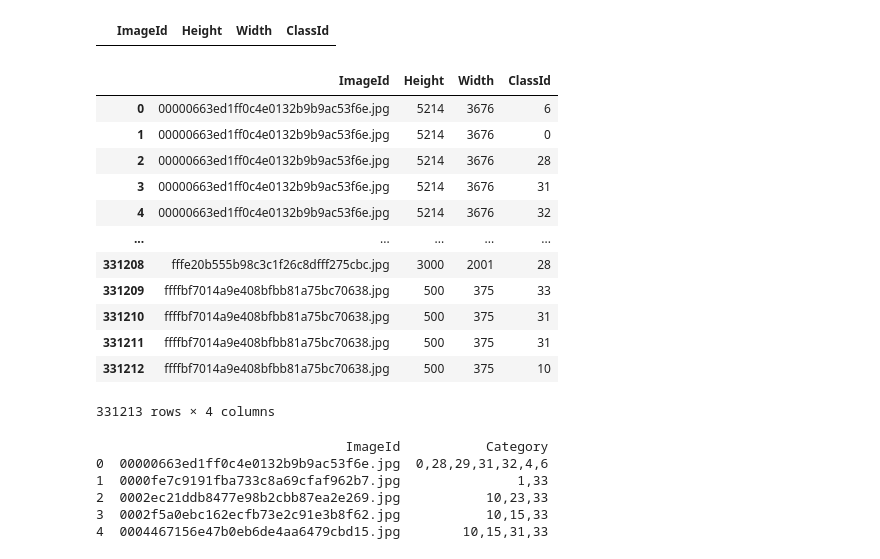
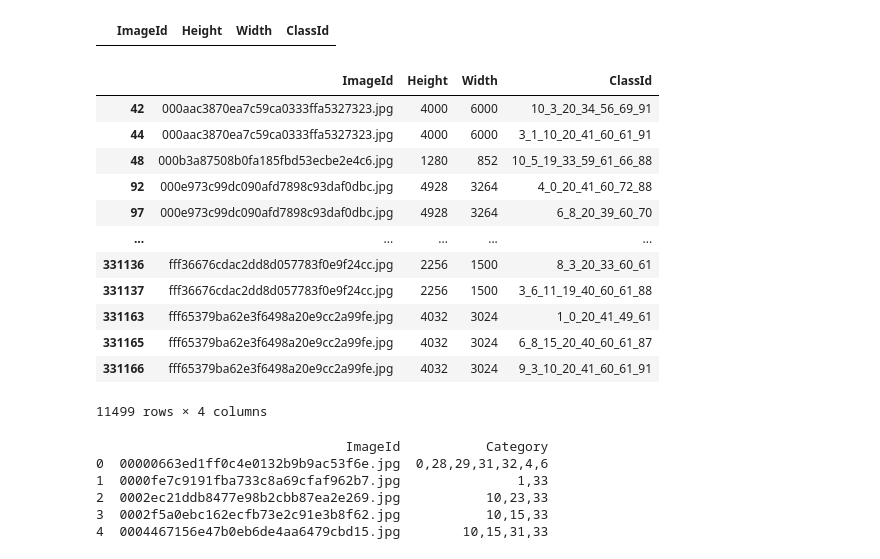
Before and after one commit to Deborahaina/Final-Project-Group4, a Jupyter notebook: download_data/final_dataset_excel_creation.ipynb, the cells around one changed output. Saved outputs shown, nothing was run; the diff lists cells and outputs as text; code cells hidden in the pictures.

```diff
--- a/download_data/final_dataset_excel_creation.ipynb
+++ b/download_data/final_dataset_excel_creation.ipynb
@@ -20,22 +20,22 @@ df = df.drop(columns=["EncodedPixels"])
 df[df.isna().any(axis=1)]
 # %% [output]
 |  | ImageId | Height | Width | ClassId |
-# %%
-df
-# %% [output]
-|  | ImageId | Height | Width | ClassId |
-| 0 | 00000663ed1ff0c4e0132b9b9ac53f6e.jpg | 5214 | 3676 | 6 |
-| 1 | 00000663ed1ff0c4e0132b9b9ac53f6e.jpg | 5214 | 3676 | 0 |
-| 2 | 00000663ed1ff0c4e0132b9b9ac53f6e.jpg | 5214 | 3676 | 28 |
-| 3 | 00000663ed1ff0c4e0132b9b9ac53f6e.jpg | 5214 | 3676 | 31 |
-| 4 | 00000663ed1ff0c4e0132b9b9ac53f6e.jpg | 5214 | 3676 | 32 |
-| ... | ... | ... | ... | ... |
-| 331208 | fffe20b555b98c3c1f26c8dfff275cbc.jpg | 3000 | 2001 | 28 |
-| 331209 | ffffbf7014a9e408bfbb81a75bc70638.jpg | 500 | 375 | 33 |
-| 331210 | ffffbf7014a9e408bfbb81a75bc70638.jpg | 500 | 375 | 31 |
-| 331211 | ffffbf7014a9e408bfbb81a75bc70638.jpg | 500 | 375 | 31 |
-| 331212 | ffffbf7014a9e408bfbb81a75bc70638.jpg | 500 | 375 | 10 |
-331213 rows × 4 columns
+# %%
+df[df["ClassId"].str.contains("_")]
+# %% [output]
+|  | ImageId | Height | Width | ClassId |
+| 42 | 000aac3870ea7c59ca0333ffa5327323.jpg | 4000 | 6000 | 10_3_20_34_56_69_91 |
+| 44 | 000aac3870ea7c59ca0333ffa5327323.jpg | 4000 | 6000 | 3_1_10_20_41_60_61_91 |
+| 48 | 000b3a87508b0fa185fbd53ecbe2e4c6.jpg | 1280 | 852 | 10_5_19_33_59_61_66_88 |
+| 92 | 000e973c99dc090afd7898c93daf0dbc.jpg | 4928 | 3264 | 4_0_20_41_60_72_88 |
+| 97 | 000e973c99dc090afd7898c93daf0dbc.jpg | 4928 | 3264 | 6_8_20_39_60_70 |
+| ... | ... | ... | ... | ... |
+| 331136 | fff36676cdac2dd8d057783f0e9f24cc.jpg | 2256 | 1500 | 8_3_20_33_60_61 |
+| 331137 | fff36676cdac2dd8d057783f0e9f24cc.jpg | 2256 | 1500 | 3_6_11_19_40_60_61_88 |
+| 331163 | fff65379ba62e3f6498a20e9cc2a99fe.jpg | 4032 | 3024 | 1_0_20_41_49_61 |
+| 331165 | fff65379ba62e3f6498a20e9cc2a99fe.jpg | 4032 | 3024 | 6_8_15_20_40_60_61_87 |
+| 331166 | fff65379ba62e3f6498a20e9cc2a99fe.jpg | 4032 | 3024 | 9_3_10_20_41_60_61_91 |
+11499 rows × 4 columns
 # %%
 final_df = (df.assign(Category=df['ClassId'].apply(lambda x: x.split('_')[0]))
               .groupby('ImageId')['Category'] \
```
Also changed, not shown: parts of 1 cell of this notebook, 3 other files.
